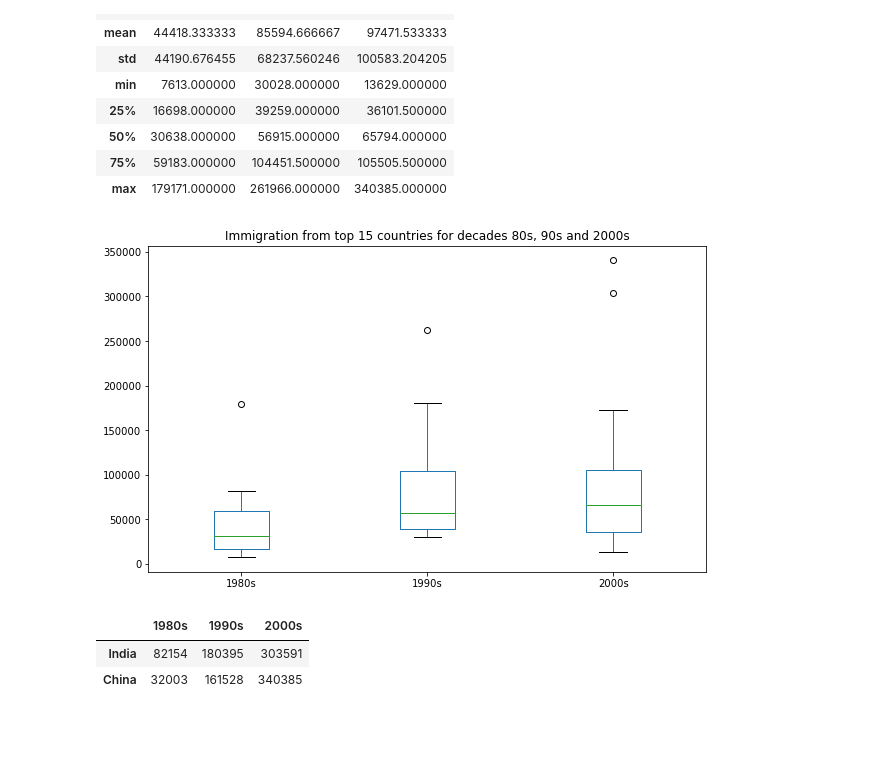
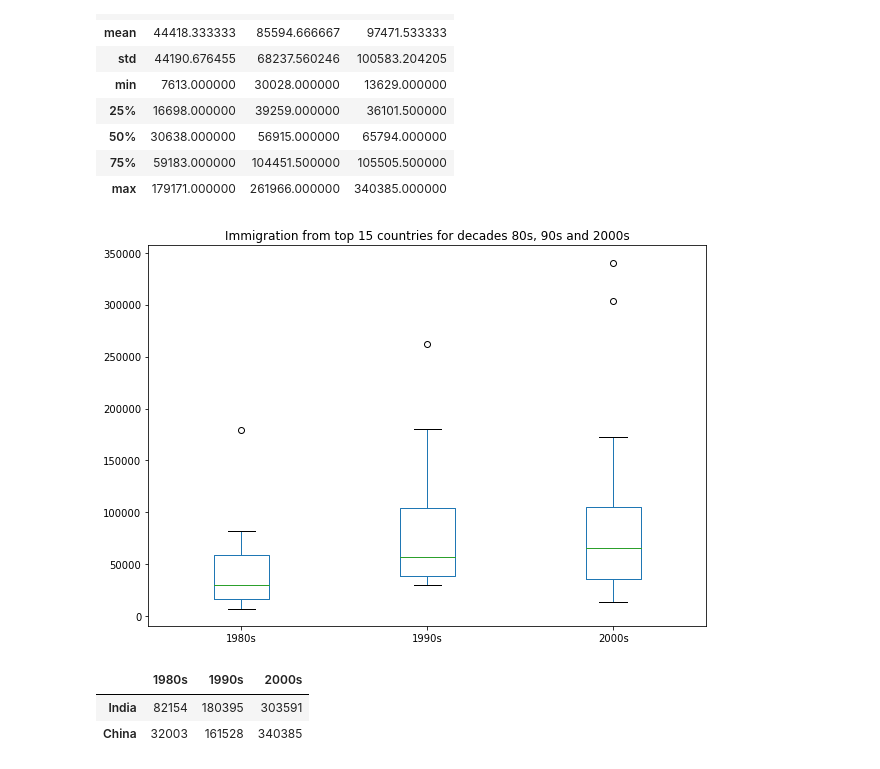
Before and after one commit to aitezazakhtar/Visualization-using-SpecializedTools, a Jupyter notebook: visualize-using-specialTools.ipynb, the cells around one changed output. Saved outputs shown, nothing was run; the diff lists cells and outputs as text; code cells hidden in the pictures; blank space fills up the shorter version.

Commit message:
scatter plot

```diff
--- a/visualize-using-specialTools.ipynb
+++ b/visualize-using-specialTools.ipynb
@@ -245,13 +252,13 @@ df_top15.describe()
 # %%
 #plot box plot
 
 df_top15.plot(kind='box',
-              figsize=(10,6)
+              figsize=(10,7)
              )
 plt.title('Immigration from top 15 countries for decades 80s, 90s and 2000s')
 plt.show()
 # %% [output]
-[figure, old version]
+[figure, new version]
 # %%
 # let's check how many entries fall above the outlier threshold
 df_top15[df_top15['2000s']> 209611.5]
```
Also changed, not shown: parts of 9 cells of this notebook.
